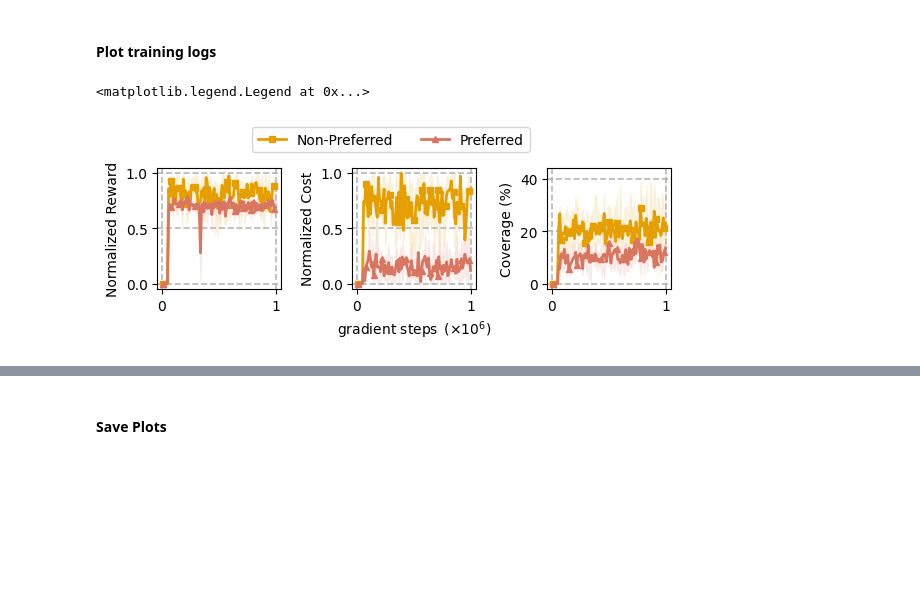
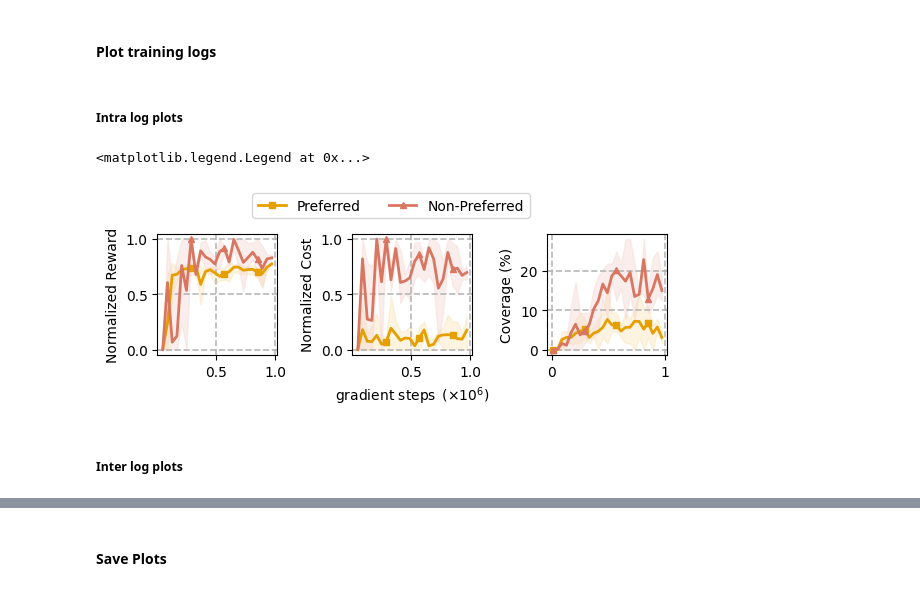
Before and after one commit to returaj/offline_mpc, a Jupyter notebook: dsrl_model/notebooks/safecl_plotting.ipynb, the cells around one changed output, grey strips where cells are left out. Cells and saved outputs as stored; diff of their text form; code cells hidden in the pictures; blank space fills up the shorter version.

```diff
--- a/dsrl_model/notebooks/safecl_plotting.ipynb
+++ b/dsrl_model/notebooks/safecl_plotting.ipynb
@@ -643,7 +640,7 @@ def normalize_subtraj_cost(arr, traj_len, env_name):
     scale_cost = (arr - min_cost) / (max_cost - min_cost)
     return scale_cost
 # %%
-def load_dfs(hyperparams, algo, task, type):
+def load_dfs(hyperparams, algo, task, type, tags_group=None):
     # load csv to dataframe
     path = f"{DATA_PATH}/{hyperparams}/{algo}/{task}/{type}"
     abs_filenames = sorted([osp.join(path, f) for f in os.listdir(path)])
@@ -652,10 +649,19 @@ def load_dfs(hyperparams, algo, task, type):
         d = pd.read_csv(f)
         if "Wall time" in d.columns:
             d = d.drop(columns=["Wall time"])
+        if tags_group:
+            percent_tags = tags_group[-1]
+            for tags in tags_group[:-1]:
+                for tag, per_tag in zip(tags, percent_tags):
+                    avg = (d[tag].shift(1) + d[tag].shift(-1)) / 2
+                    cond = d[per_tag] != 0
+                    d[tag] = d[tag].where(cond, avg)
         dfs.append(d)
     return dfs
+# %% [markdown]
+##### Intra log plots
 # %%
-def plot_per_ax(axis, dfs, tags, labels, type, task, colors, markers, title="", xlabel="",  ylabel="", fontsize=10):
+def plot_per_intra_ax(axis, dfs, tags, labels, type, task, colors, markers, title="", xlabel="",  ylabel="", fontsize=10):
     tags_mean, tags_lower, tags_upper = [], [], []
     for col in tags:
         col_values = []
@@ -677,8 +683,11 @@ def plot_per_ax(axis, dfs, tags, labels, type, task, colors, markers, title="",
     x = x / 100
 
     for tm, tl, tu, label, c, mks in zip(tags_mean, tags_lower, tags_upper, labels, colors, markers):
-        axis.plot(x, tm[:T], color=c, lw=2.0, label=label, linestyle='-', marker=mks, markevery=7, markersize=5)
-        axis.fill_between(x, tl[:T], tu[:T], color=light_color(c), alpha=0.4)
+        # plot only every second element
+        skip_elm = 4
+        xs, ms, ls, us = x[::skip_elm], tm[:T][::skip_elm], tl[:T][::skip_elm], tu[:T][::skip_elm]
+        axis.plot(xs, ms, color=c, lw=2.0, label=label, linestyle='-', marker=mks, markevery=7, markersize=5)
+        axis.fill_between(xs, ls, us, color=light_color(c), alpha=0.4)
 
     if title:
         axis.set_title(title, fontsize=fontsize)
@@ -697,7 +706,7 @@ def plot_intra_logs(task, dfs, multi_axis_tags, labels, types, titles, xlabels,
     for i, tags in enumerate(multi_axis_tags):
         colors = BASE_COLORS[2:len(labels)+1] + [BASE_COLORS[-1]]
         markers = MARKERS[2:len(labels)+1] + [MARKERS[-1]]
-        _ = plot_per_ax(single_axs[i], dfs, tags, labels=labels,
+        _ = plot_per_intra_ax(single_axs[i], dfs, tags, labels=labels,
                         type=types[i], task=task, colors=colors,
                         markers=markers, title=titles[i], xlabel=xlabels[i],
                         ylabel=ylabels[i], fontsize=10
@@ -709,18 +716,26 @@ dfs = load_dfs("", "", "PointCircle2", "progress_logs")
+# %%
+hyperparams = "neg_union_full/only_for_reporting"
+algo_path = "safecl/embd_64_piconst_0.9_wdecay_fulltrans/ablation/eta/eta_0.99"
+
+multi_axis_tags = [['Reward/union_pos_sink', 'Reward/union_neg_sink'], ['Cost/union_pos_sink', 'Cost/union_neg_sink'], ['Percentage/union_pos_sink', 'Percentage/union_neg_sink']]
+labels = ["Preferred", "Non-Preferred"]
+types = ["reward", "cost", "percentage"]
+
+dfs = load_dfs(hyperparams, algo_path, "PointCircle2", "progress_logs", multi_axis_tags)
 # %%
 key = "LfPN"
 
-multi_axis_tags = [['Reward/union_neg_sink', 'Reward/union_pos_sink'], ['Cost/union_neg_sink', 'Cost/union_pos_sink'], ['Percentage/union_neg_sink', 'Percentage/union_pos_sink']]
-labels = ["Non-Preferred", "Preferred"]
-types = ["reward", "cost", "percentage"]
 titles = [""] * len(types)
 xlabels = ["", "gradient steps " + r"$ \, (\times 10^6)$", ""]
 ylabels = ["Normalized Reward", "Normalized Cost", "Coverage (%)"]
 
 fig, ax = plot_intra_logs("PointCircle2", dfs, multi_axis_tags, labels, types, titles, xlabels, ylabels)
 
 handles, labels = ax[0].get_legend_handles_labels()
 fig.tight_layout(rect=[0, 0, 1, 0.92])
 fig.legend(handles, labels, loc='lower center', bbox_to_anchor=(0.5, 0.89),  ncol=len(types), fontsize=10)
 # %% [output]
 <matplotlib.legend.Legend at 0x...>
-[figure, old version]
+[figure, new version]
+# %% [markdown]
+##### Inter log plots
```
Also changed, not shown: parts of 10 cells of this notebook, 1 other file.
